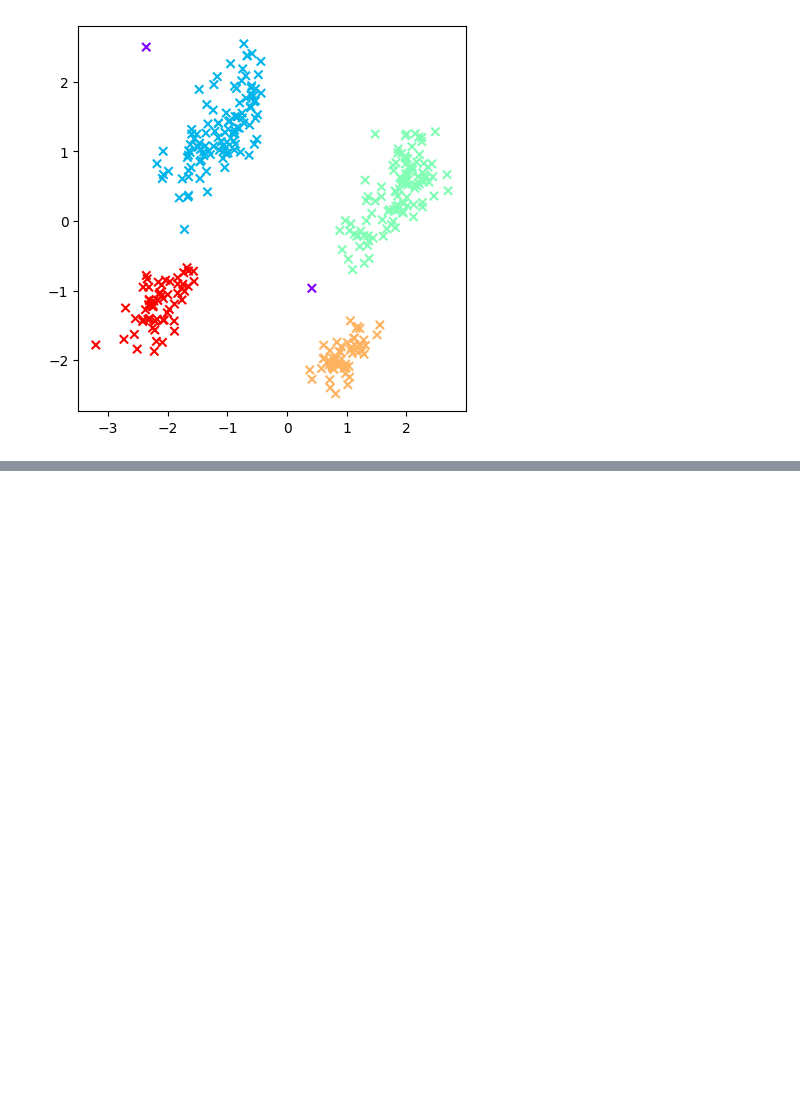
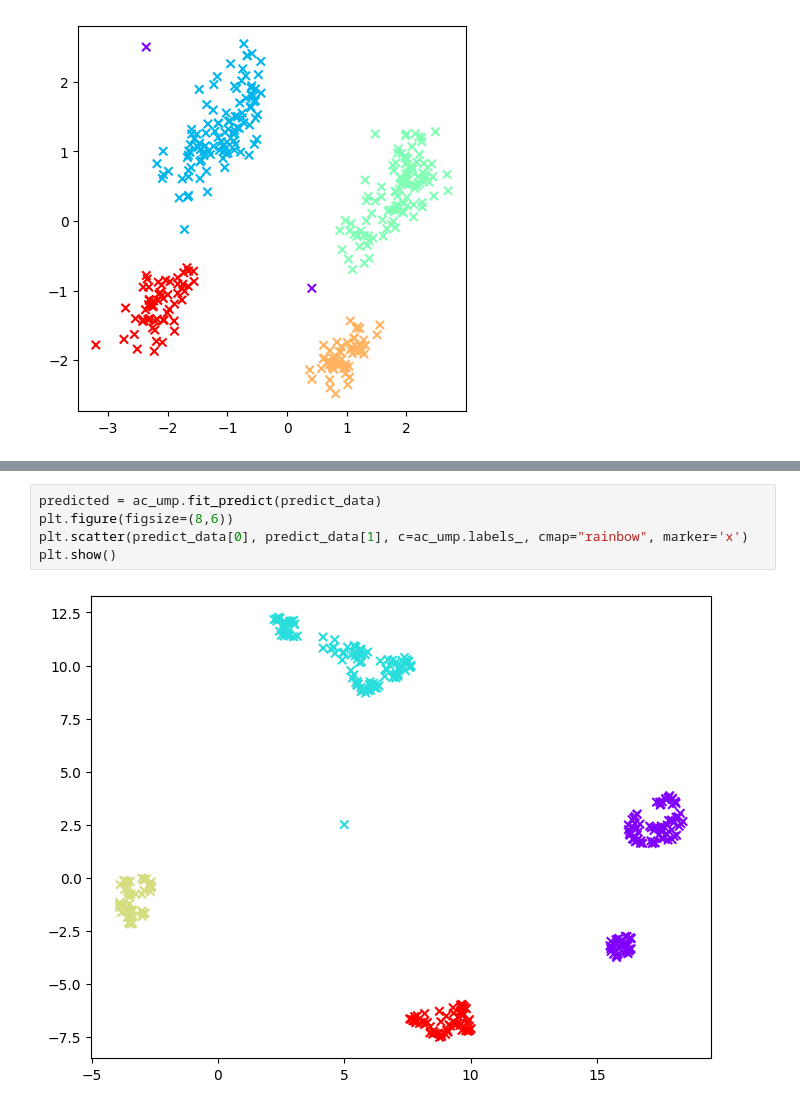
Before and after one commit to prasanna-venkatesh-m/penguin-species-clustering, a Jupyter notebook: Agglomerative_Clustering.ipynb, the cells around one changed output, grey strips where cells are left out. Saved outputs shown, nothing was run; the diff lists cells and outputs as text; blank space fills up the shorter version.

```diff
--- a/Agglomerative_Clustering.ipynb
+++ b/Agglomerative_Clustering.ipynb
@@ -164,0 +207,7 @@ plt.show()
+# %%
+predicted = ac_ump.fit_predict(predict_data)
+plt.figure(figsize=(8,6))
+plt.scatter(predict_data[0], predict_data[1], c=ac_ump.labels_, cmap="rainbow", marker='x')
+plt.show()
+# %% [output]
+[figure, added]
```
Also changed, not shown: parts of 8 cells of this notebook.
